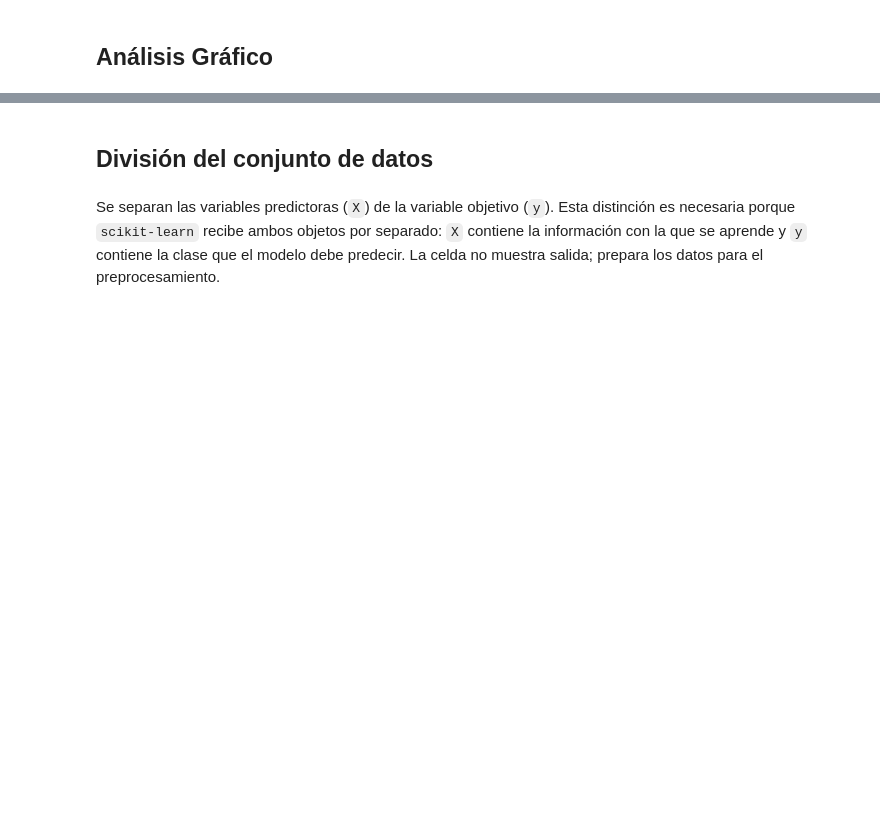
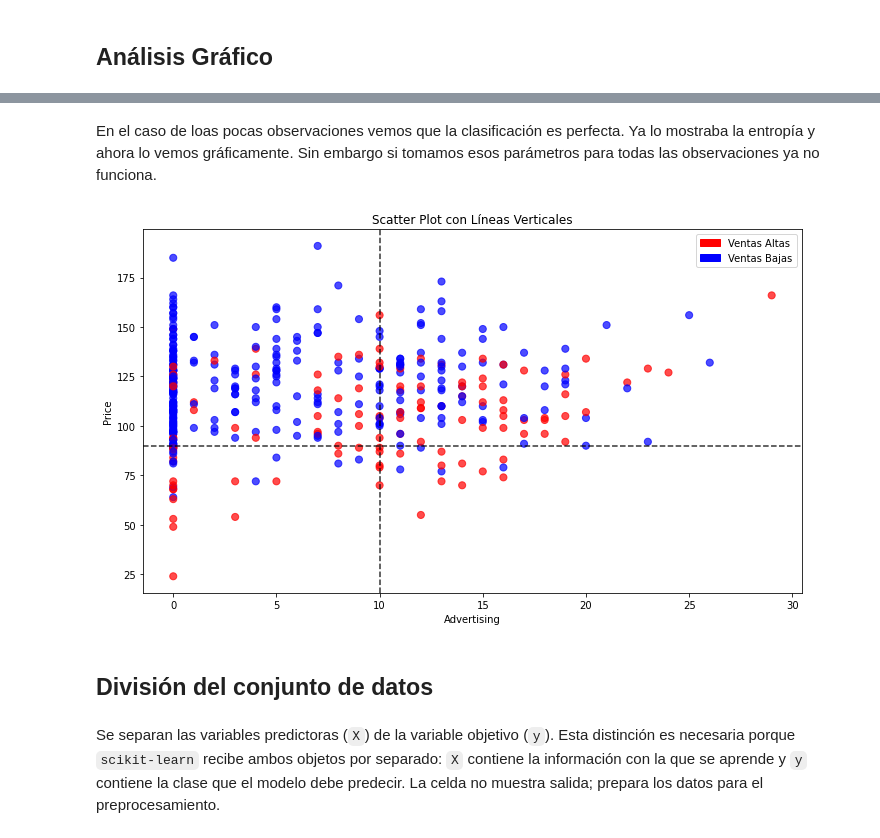
Before and after one commit to pabanib/Clases_clasificacion, a Jupyter notebook: 03_arboles_de_decisión.ipynb, the cells around one changed output, grey strips where cells are left out. Saved outputs shown, nothing was run; the diff lists cells and outputs as text; code cells hidden in the pictures; blank space fills up the shorter version.

```diff
--- a/03_arboles_de_decisión.ipynb
+++ b/03_arboles_de_decisión.ipynb
@@ -176,3 +310,39 @@ px.scatter(datos,
+# %% [markdown]
+En el caso de loas pocas observaciones vemos que la clasificación es perfecta. Ya lo mostraba la entropía y ahora lo vemos gráficamente. Sin embargo si tomamos esos parámetros para todas las observaciones ya no funciona.
+# %%
+import matplotlib.pyplot as plt
+
+df = datos
+
+fig, ax = plt.subplots(figsize=(10, 6))
+
+# Crear colores específicos para cada clase
+colors = df['sales'].map({'altas': 'red', 'bajas': 'blue'})
+
+# Crear el scatter plot
+ax.scatter(x=df['Advertising'], y=df['Price'], c=colors, alpha=0.7, s=50)
+
+ax.axvline(x=10, color='black', linestyle='--', alpha=0.8
+           )
+
+ax.axhline(y=90, color='black', linestyle='--', alpha=0.8
+           )
+
+# Personalizar el gráfico
+ax.set_xlabel('Advertising')
+ax.set_ylabel('Price')
+ax.set_title('Scatter Plot con Líneas Verticales')
+
+# Crear leyenda manual para los colores
+import matplotlib.patches as mpatches
+red_patch = mpatches.Patch(color='red', label='Ventas Altas')
+blue_patch = mpatches.Patch(color='blue', label='Ventas Bajas')
+ax.legend(handles=[red_patch, blue_patch] + ax.get_legend_handles_labels()[0])
+
+plt.tight_layout()
+plt.show()
+# %% [output]
+[figure, added]
 # %% [markdown]
  ## **División del conjunto de datos**
 # %% [markdown]
```
Also changed, not shown: parts of 56 cells of this notebook, 1 other file.
